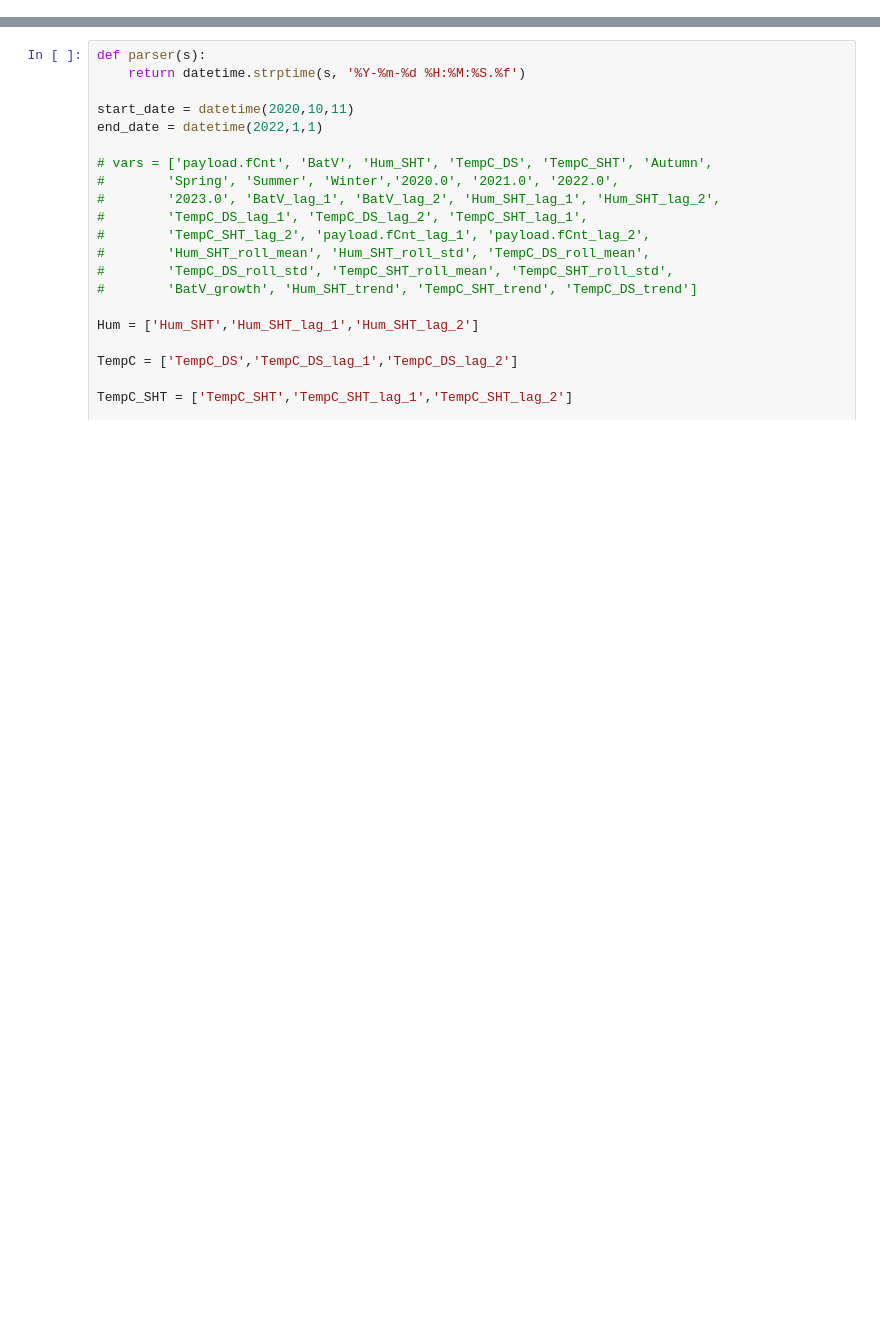
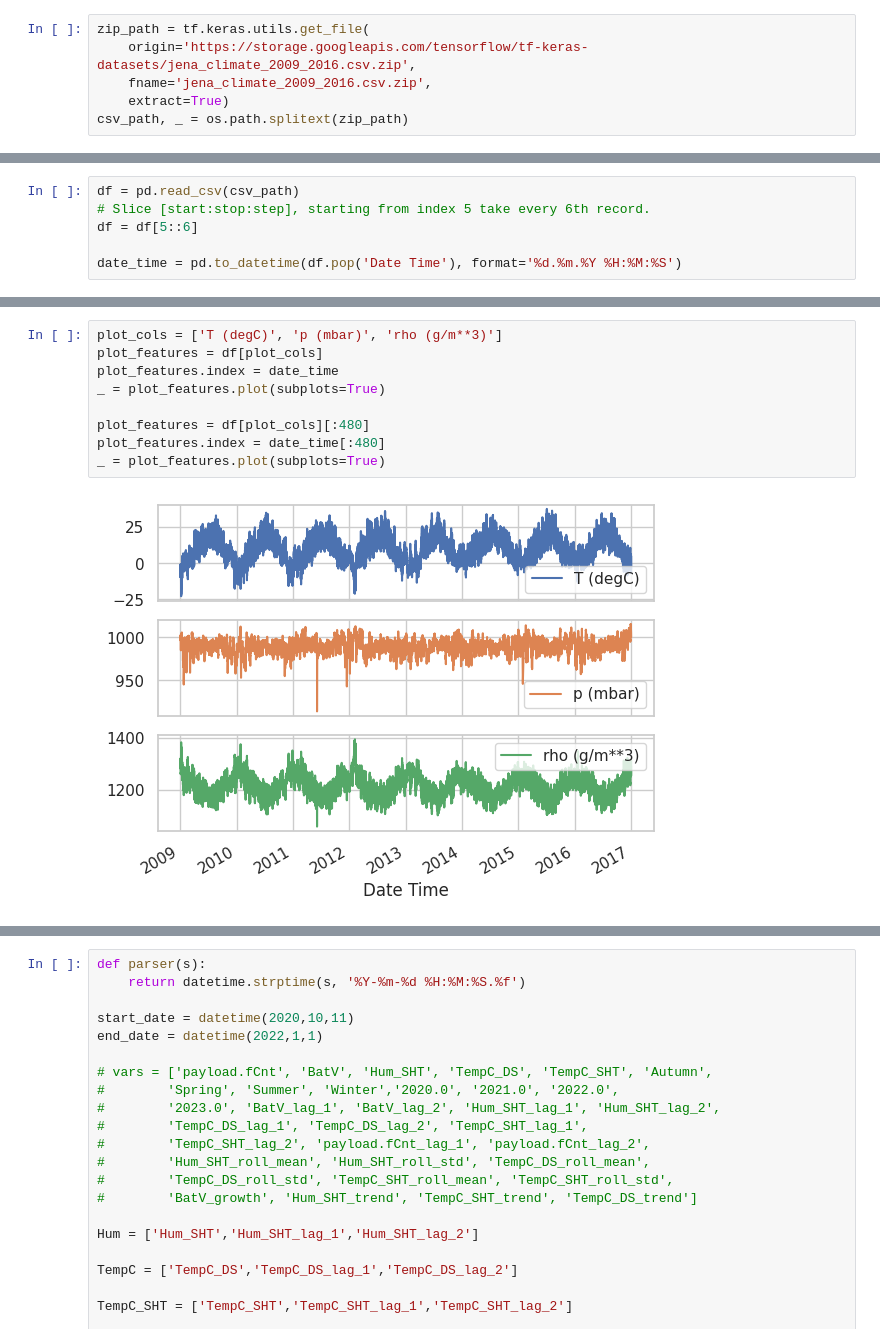
Before and after one commit to MuayThaiLegz/PracticeCrazy, a Jupyter notebook: ReviewofTimeS.ipynb, the cells around one changed output, grey strips where cells are left out. Cells and saved outputs as stored; diff of their text form; blank space fills up the shorter version.

```diff
--- a/ReviewofTimeS.ipynb
+++ b/ReviewofTimeS.ipynb
@@ -78,0 +96,6 @@ RANDOM_SEED = np.random.seed(0)
+# %%
+zip_path = tf.keras.utils.get_file(
+    origin='https://storage.googleapis.com/tensorflow/tf-keras-datasets/jena_climate_2009_2016.csv.zip',
+    fname='jena_climate_2009_2016.csv.zip',
+    extract=True)
+csv_path, _ = os.path.splitext(zip_path)
@@ -78,0 +105,6 @@ RANDOM_SEED = np.random.seed(0)
+# %%
+df = pd.read_csv(csv_path)
+# Slice [start:stop:step], starting from index 5 take every 6th record.
+df = df[5::6]
+
+date_time = pd.to_datetime(df.pop('Date Time'), format='%d.%m.%Y %H:%M:%S')
@@ -78,0 +120,11 @@ RANDOM_SEED = np.random.seed(0)
+# %%
+plot_cols = ['T (degC)', 'p (mbar)', 'rho (g/m**3)']
+plot_features = df[plot_cols]
+plot_features.index = date_time
+_ = plot_features.plot(subplots=True)
+
+plot_features = df[plot_cols][:480]
+plot_features.index = date_time[:480]
+_ = plot_features.plot(subplots=True)
+# %% [output]
+[figure, added]
```
Also changed, not shown: parts of 36 cells of this notebook.
